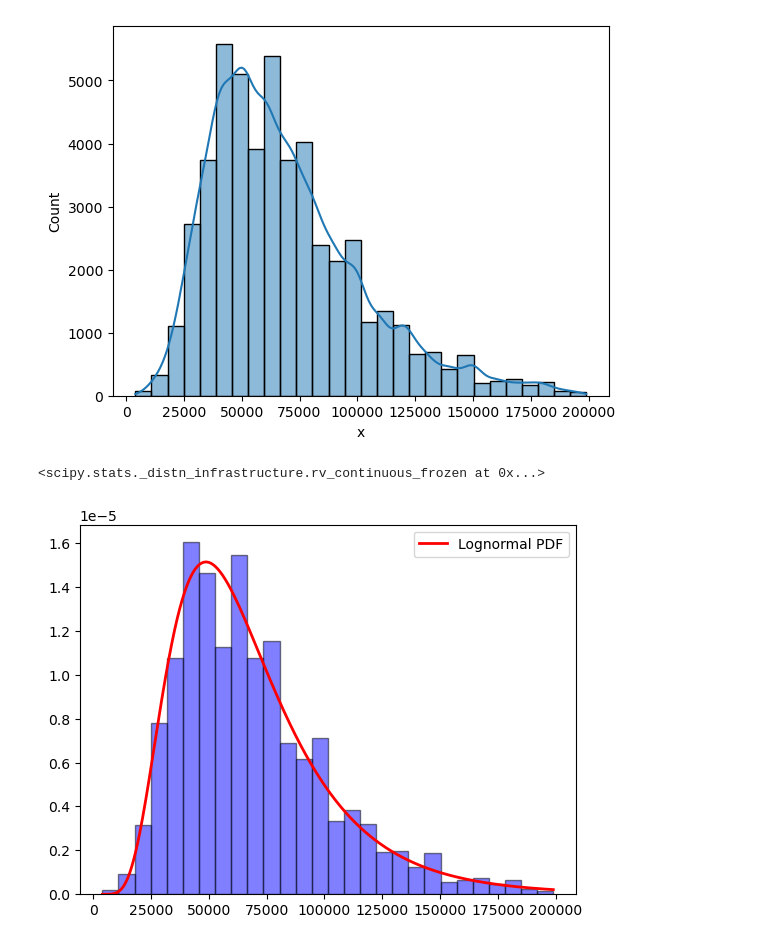
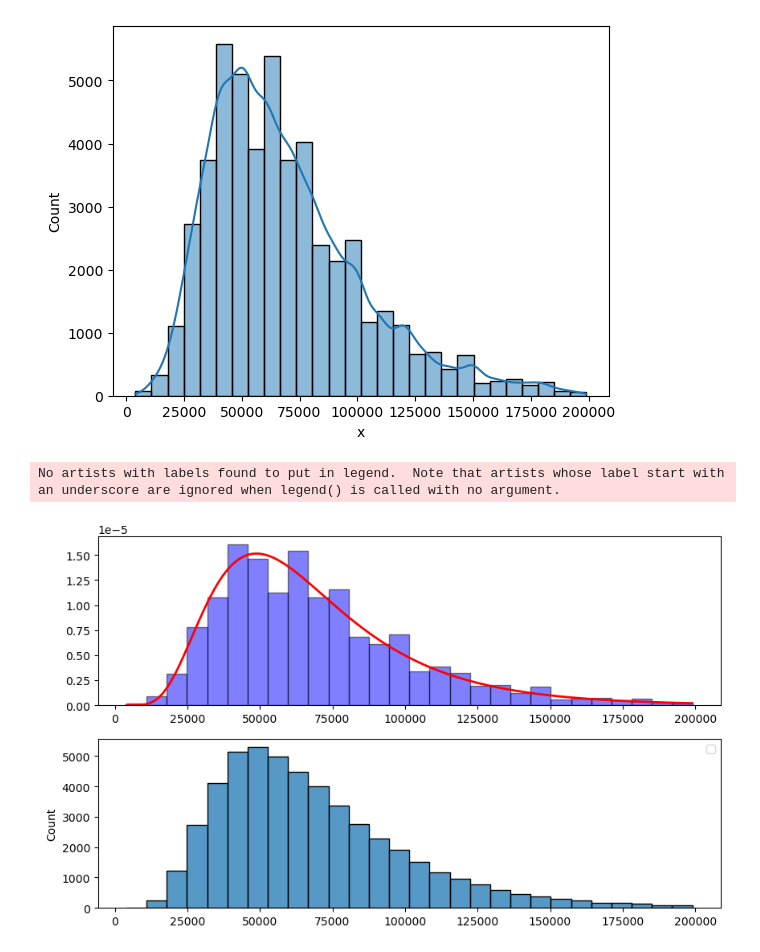
Before and after one commit to PacemqueDones/practical-statistics-for-data-scientists, a Jupyter notebook: Untitled.ipynb, the cells around one changed output. Saved outputs shown, nothing was run; the diff lists cells and outputs as text; code cells hidden in the pictures.

```diff
--- a/Untitled.ipynb
+++ b/Untitled.ipynb
@@ -9,7 +9,7 @@ import pandas as pd
 
 import os
 # %%
-path = r'C:\Users\alpaula\Documents\Udemy - IA\Practical-statistics-for-data-scientists\practical-statistics-for-data-scientists\DataBase'
+path = r'C:\Users\ander\Documents\practical-statistics-for-data-scientists\DataBase'
 
 file = 'loans_income.csv'
 
@@ -24,20 +24,23 @@ sns.histplot(x=data, bins=np.histogram_bin_edges(a=data, bins=28), kde=True)
 plt.show()
 # %% [output]
 [figure]
-# %%
-x
-# %% [output]
-<scipy.stats._distn_infrastructure.rv_continuous_frozen at 0x...>
 # %%
 shape, loc, scale = stats.lognorm.fit(data,floc=0)
 
-x = np.linspace(data.min(), data.max(), 1000)
+x = np.linspace(data.min(), data.max(), 50000)
 
 pdf = stats.lognorm.pdf(x, shape, loc, scale)
 
-plt.hist(data, bins=28, density=True, alpha=0.5, color='blue', edgecolor='black')
-plt.plot(x, pdf, 'r-', lw=2, label='Lognormal PDF')
+rvs = stats.lognorm.rvs(size=50000, s=shape, loc=loc, scale=scale)
+
+fig, axes = plt.subplots(2, 1, figsize=(10, 6))
+axes[0].hist(data, bins=28, density=True, alpha=0.5, color='blue', edgecolor='black',)
+axes[0].plot(x, pdf, 'r-', lw=2, label='Lognormal PDF')
 plt.legend()
+
+sns.histplot(x=rvs, bins=np.histogram_bin_edges(a=data, bins=28), ax=axes[1] )
+
 plt.show()
 # %% [output]
+No artists with labels found to put in legend.  Note that artists whose label start with an underscore are ignored when legend() is called with no argument.
-[figure, old version]
+[figure, new version]
```
Also changed, not shown: parts of 8 cells of this notebook.
